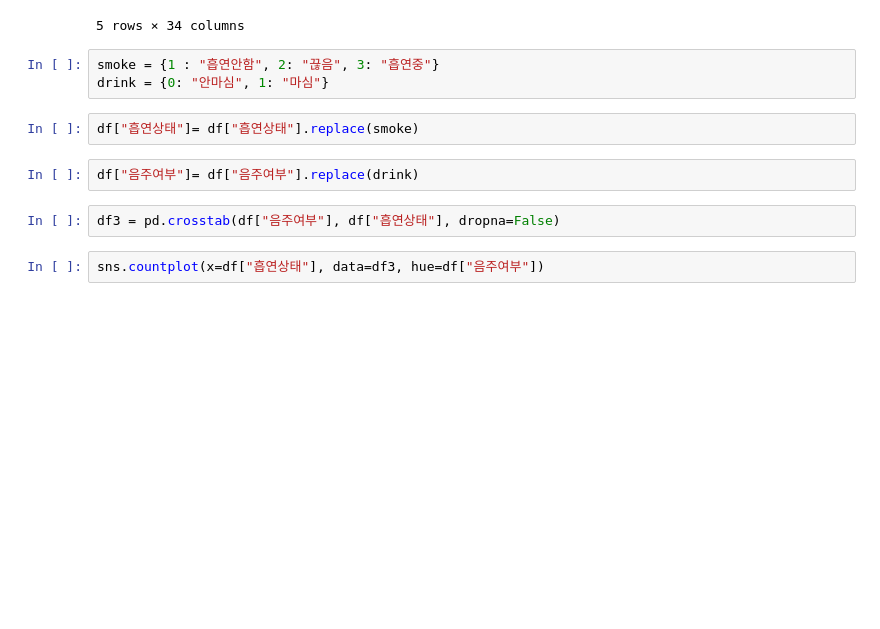
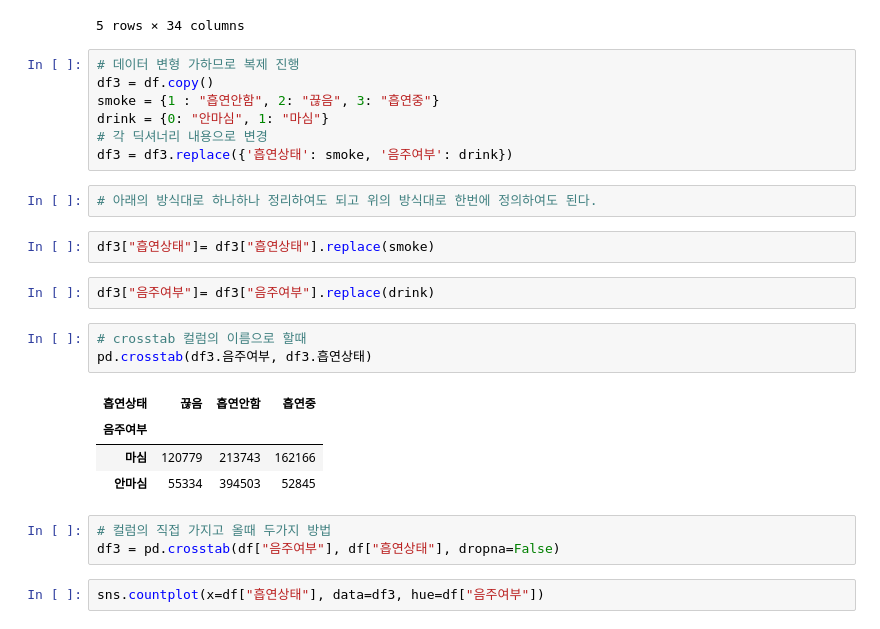
Before and after one commit to JaewooJason/Boostcourse, a Jupyter notebook: Week 3 Mission.ipynb, the cells around one changed output. Cells and saved outputs as stored; diff of their text form; blank space fills up the shorter version.

```diff
--- a/Week 3 Mission.ipynb
+++ b/Week 3 Mission.ipynb
@@ -150,13 +150,28 @@ df.head()
 | 4 | 2017 | 5 | 1 | 8 | 41 | 175.0 | 75.0 | 93.0 | 1.5 | 1.5 | ... |
 5 rows × 34 columns
 # %%
+# 데이터 변형 가하므로 복제 진행
+df3 = df.copy()
 smoke = {1 : "흡연안함", 2: "끊음", 3: "흡연중"}
 drink = {0: "안마심", 1: "마심"}
+# 각 딕셔너리 내용으로 변경
+df3 = df3.replace({'흡연상태': smoke, '음주여부': drink})
+# %%
+# 아래의 방식대로 하나하나 정리하여도 되고 위의 방식대로 한번에 정의하여도 된다.
 # %%
-df["흡연상태"]= df["흡연상태"].replace(smoke)
+df3["흡연상태"]= df3["흡연상태"].replace(smoke)
 # %%
-df["음주여부"]= df["음주여부"].replace(drink)
+df3["음주여부"]= df3["음주여부"].replace(drink)
+# %%
+# crosstab 컬럼의 이름으로 할때
+pd.crosstab(df3.음주여부, df3.흡연상태)
+# %% [output]
+| 흡연상태 | 끊음 | 흡연안함 | 흡연중 |
+| 음주여부 |  |  |  |
+| 마심 | 120779 | 213743 | 162166 |
+| 안마심 | 55334 | 394503 | 52845 |
 # %%
+# 컬럼의 직접 가지고 올때 두가지 방법
 df3 = pd.crosstab(df["음주여부"], df["흡연상태"], dropna=False)
 # %%
 sns.countplot(x=df["흡연상태"], data=df3, hue=df["음주여부"])
```
